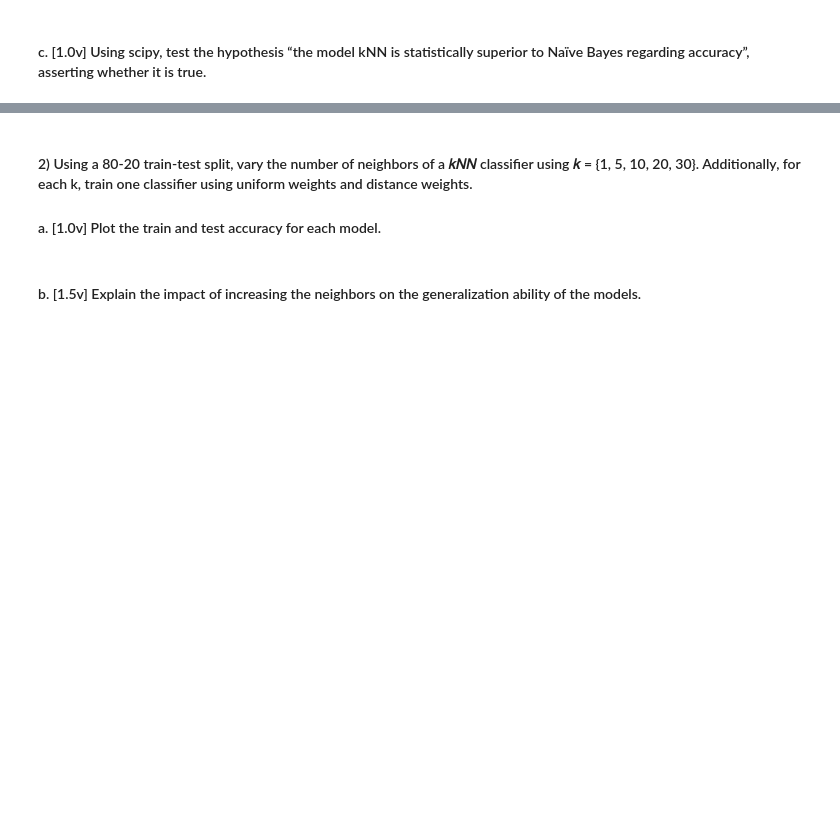
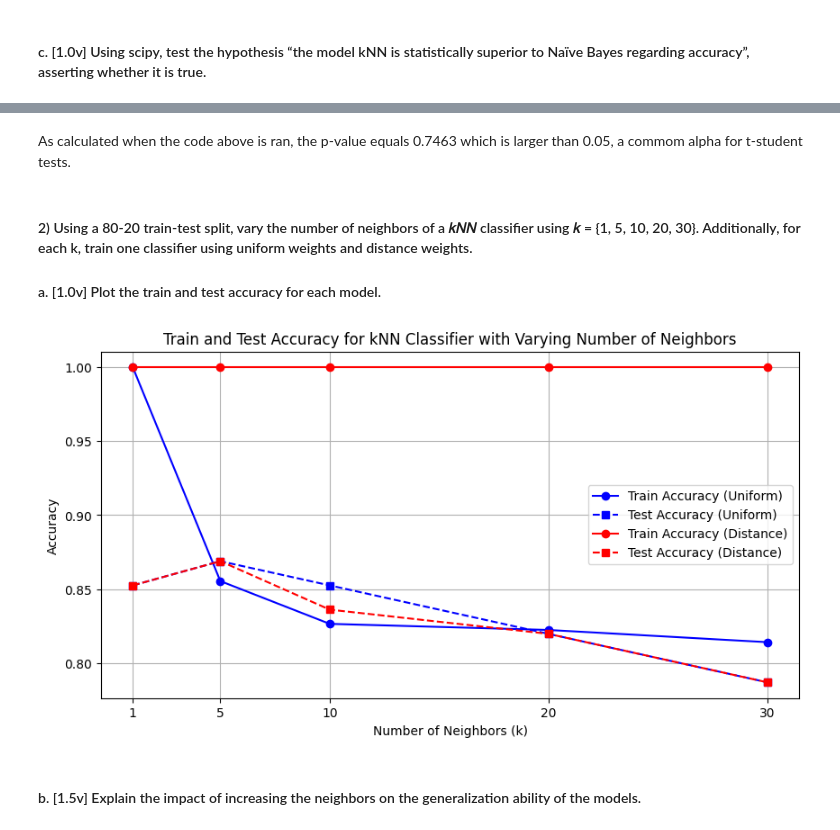
Before and after one commit to mariana-marcal-santana/ML.Projs, a Jupyter notebook: HW2/HW2.ipynb, the cells around one changed output, grey strips where cells are left out. Cells and saved outputs as stored; diff of their text form; code cells hidden in the pictures; blank space fills up the shorter version.

```diff
--- a/HW2/HW2.ipynb
+++ b/HW2/HW2.ipynb
@@ -115,3 +115,5 @@ else:
+# %% [markdown]
+As calculated when the code above is ran, the p-value equals 0.7463 which is larger than 0.05, a commom alpha for t-student tests.
 # %% [markdown]
 #### 2) Using a 80-20 train-test split, vary the number of neighbors of a 𝑘𝑁𝑁 classifier using 𝑘 = {1, 5, 10, 20, 30}. Additionally, for each k, train one classifier using uniform weights and distance weights.
 #### a. [1.0v] Plot the train and test accuracy for each model.
@@ -180,3 +120,54 @@ plt.show()
+# %%
+
+# Assuming X_scaled and y are defined and preprocessed
+
+# Perform an 80-20 train-test split on the scaled data
+X_train, X_test, y_train, y_test = train_test_split(X_scaled, y, test_size=0.2, random_state=0)
+
+# Define the values of k to test
+k_values = sorted([1, 5, 10, 20, 30])  # Ensure k values are sorted in ascending order
+
+# Store the train and test accuracies for different k values
+train_accuracy_uniform = []
+test_accuracy_uniform = []
+train_accuracy_distance = []
+test_accuracy_distance = []
+
+# Train kNN models for each value of k using both uniform and distance weights
+for k in k_values:
+    # Train a kNN classifier with uniform weights
+    knn_uniform = KNeighborsClassifier(n_neighbors=k, weights='uniform')
+    knn_uniform.fit(X_train, y_train)
+    train_accuracy_uniform.append(knn_uniform.score(X_train, y_train))
+    test_accuracy_uniform.append(knn_uniform.score(X_test, y_test))
+
+    # Train a kNN classifier with distance weights
+    knn_distance = KNeighborsClassifier(n_neighbors=k, weights='distance')
+    knn_distance.fit(X_train, y_train)
+    train_accuracy_distance.append(knn_distance.score(X_train, y_train))
+    test_accuracy_distance.append(knn_distance.score(X_test, y_test))
+
+# Plotting the results
+plt.figure(figsize=(10, 5))
+
+# Uniform weights - Train and Test accuracy
+plt.plot(k_values, train_accuracy_uniform, marker='o', linestyle='-', color='b', label='Train Accuracy (Uniform)')
+plt.plot(k_values, test_accuracy_uniform, marker='s', linestyle='--', color='b', label='Test Accuracy (Uniform)')
+
+# Distance weights - Train and Test accuracy
+plt.plot(k_values, train_accuracy_distance, marker='o', linestyle='-', color='r', label='Train Accuracy (Distance)')
+plt.plot(k_values, test_accuracy_distance, marker='s', linestyle='--', color='r', label='Test Accuracy (Distance)')
+
+# Customize the plot
+plt.title('Train and Test Accuracy for kNN Classifier with Varying Number of Neighbors')
+plt.xlabel('Number of Neighbors (k)')
+plt.ylabel('Accuracy')
+plt.xticks(k_values)
+plt.legend()
+plt.grid(True)
+plt.show()
+# %% [output]
+[figure, added]
 # %% [markdown]
 #### b. [1.5v] Explain the impact of increasing the neighbors on the generalization ability of the models.
 # %% [markdown]
```
Also changed, not shown: parts of 9 cells of this notebook.
